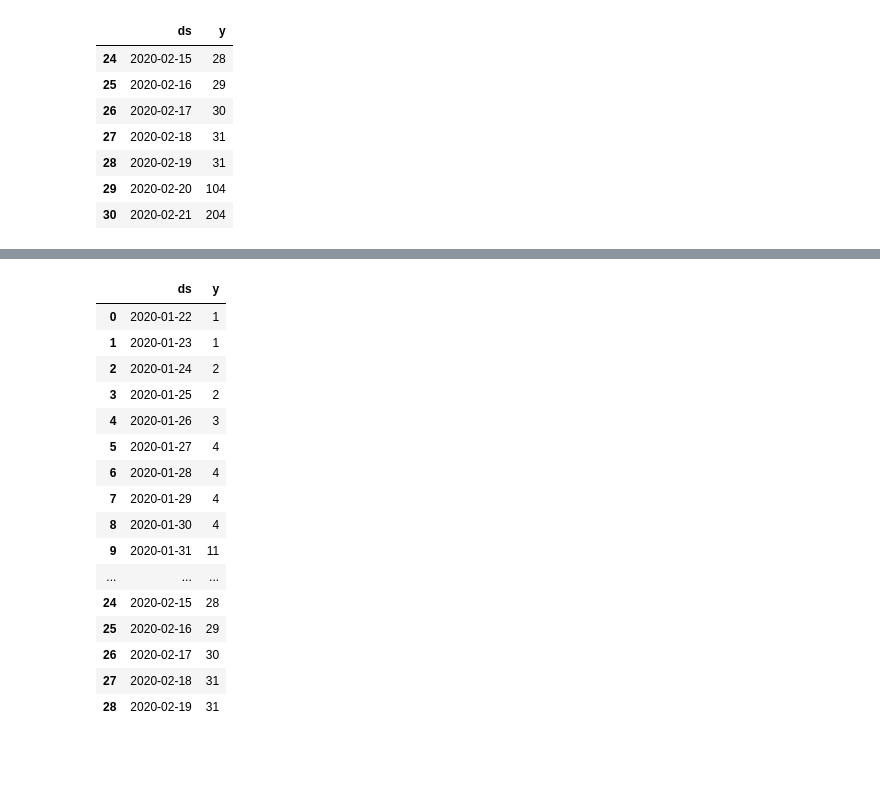
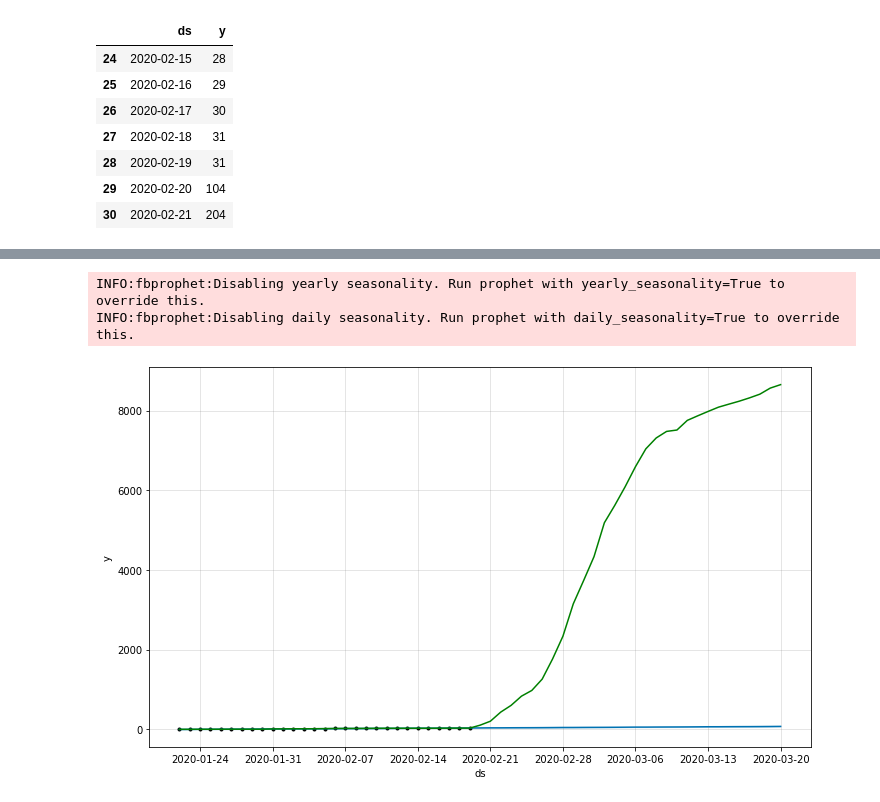
Before and after one commit to Vaycold/Vaycold, a Jupyter notebook: Python_DataAnalysis/코로나_바이러스에_의한_확진자_수_및_사망자_수_분석.ipynb, the cells around one changed output, grey strips where cells are left out. Drawn from its saved outputs; the diff is of its cells as text; code cells hidden in the pictures; blank space fills up the shorter version.

```diff
--- a/Python_DataAnalysis/코로나_바이러스에_의한_확진자_수_및_사망자_수_분석.ipynb
+++ b/Python_DataAnalysis/코로나_바이러스에_의한_확진자_수_및_사망자_수_분석.ipynb
@@ -581,23 +599,14 @@ df.loc[:28]
 # %%
-model Prophet(changepoint_range = 1.0)
+model = Prophet(changepoint_range = 1.0)
 model.fit(df.loc[:28])
 future = model.make_future_dataframe(30)
-pred =
+pred = model.predict(future)
+model.plot(pred);
+plt.plot(df.loc[:58]['ds'],df.loc[:58]['y'],'g-')
+plt.show()
+
+# 대구 저 사건이 없었으면 계속 유지됐을 것임.
 # %% [output]
-|  | ds | y |
-| 0 | 2020-01-22 | 1 |
-| 1 | 2020-01-23 | 1 |
-| 2 | 2020-01-24 | 2 |
-| 3 | 2020-01-25 | 2 |
-| 4 | 2020-01-26 | 3 |
-| 5 | 2020-01-27 | 4 |
-| 6 | 2020-01-28 | 4 |
-| 7 | 2020-01-29 | 4 |
-| 8 | 2020-01-30 | 4 |
-| 9 | 2020-01-31 | 11 |
-| ... | ... | ... |
-| 24 | 2020-02-15 | 28 |
-| 25 | 2020-02-16 | 29 |
-| 26 | 2020-02-17 | 30 |
-| 27 | 2020-02-18 | 31 |
-| 28 | 2020-02-19 | 31 |
+INFO:fbprophet:Disabling yearly seasonality. Run prophet with yearly_seasonality=True to override this.
+INFO:fbprophet:Disabling daily seasonality. Run prophet with daily_seasonality=True to override this.
+[figure, added]
```
Also changed, not shown: parts of 1 cell of this notebook.
